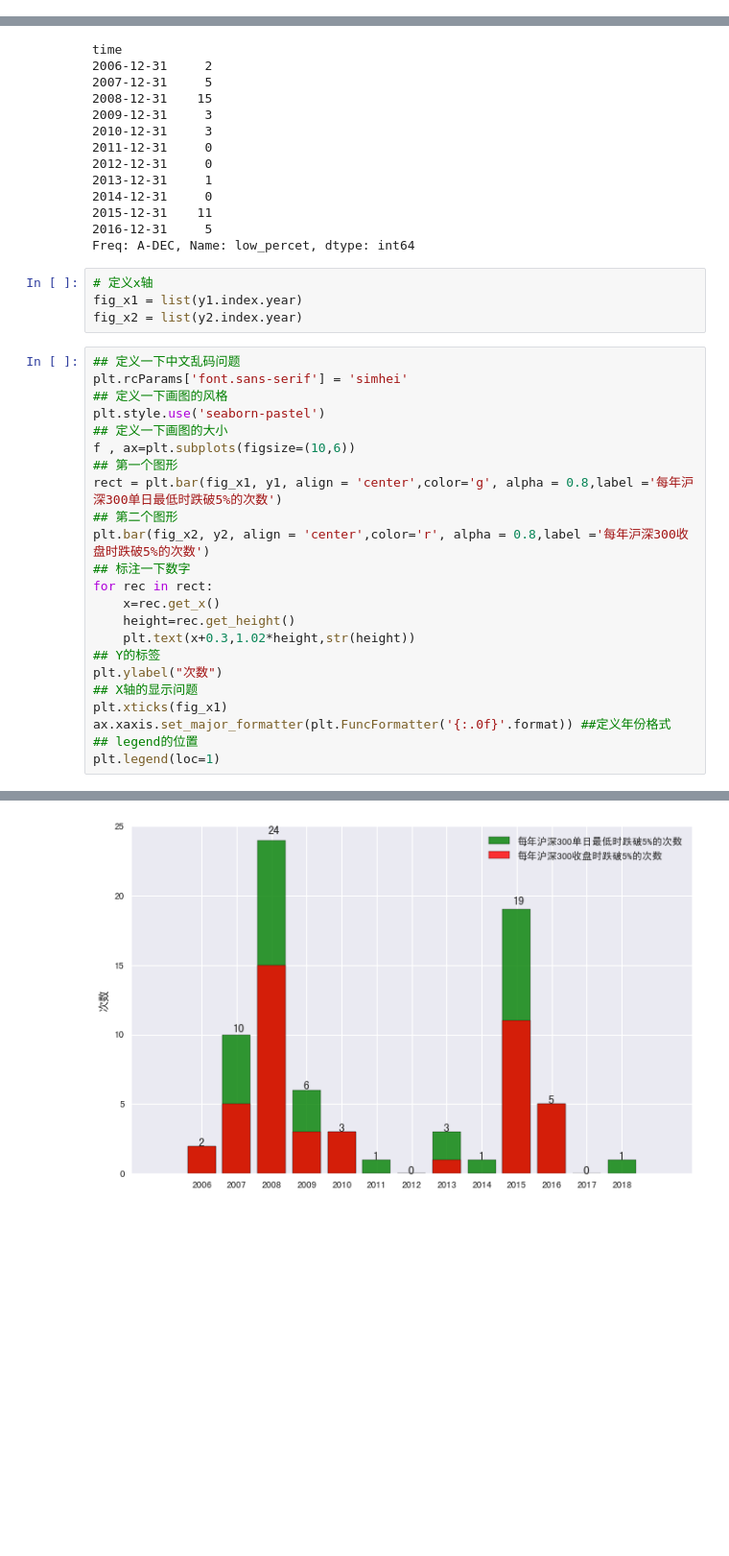
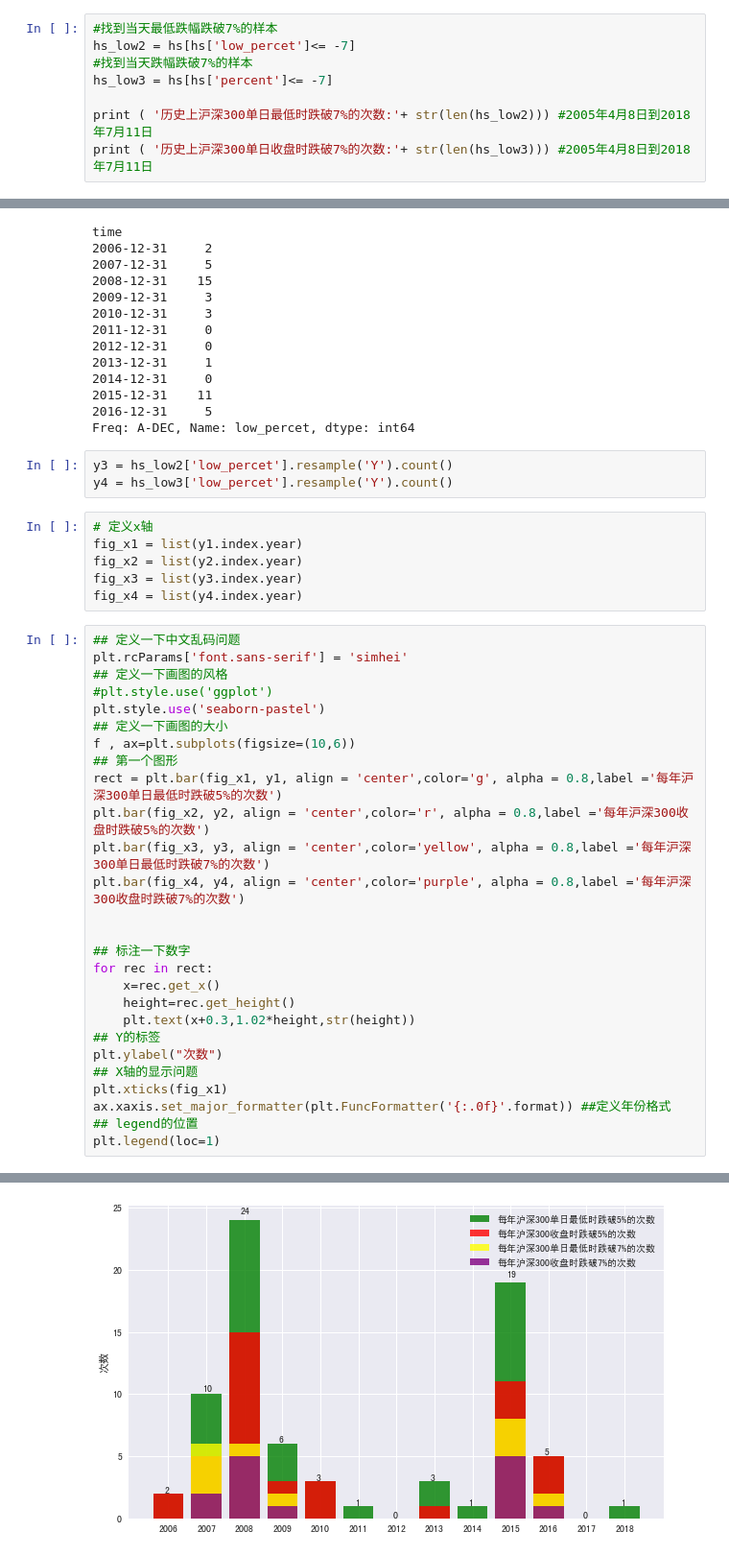
Before and after one commit to wuhuihangsufe/Python-Action-in-Finance, a Jupyter notebook: 历史上沪深300日度跌破5.ipynb, the cells around one changed output, grey strips where cells are left out. Shown: that part at 96% size. Cells and saved outputs as stored; diff of their text form; blank space fills up the shorter version.

```diff
--- a/历史上沪深300日度跌破5.ipynb
+++ b/历史上沪深300日度跌破5.ipynb
@@ -165,3 +167,11 @@ print ( '历史上沪深300单日收盘时跌破5%的次数占所有跌破5%的
 # %% [output]
 历史上沪深300单日收盘时跌破5%的次数:45
 历史上沪深300单日收盘时跌破5%的次数占所有跌破5%的比重:60.0%
+# %%
+#找到当天最低跌幅跌破7%的样本
+hs_low2 = hs[hs['low_percet']<= -7]
+#找到当天跌幅跌破7%的样本
+hs_low3 = hs[hs['percent']<= -7]
+
+print ( '历史上沪深300单日最低时跌破7%的次数:'+ str(len(hs_low2))) #2005年4月8日到2018年7月11日
+print ( '历史上沪深300单日收盘时跌破7%的次数:'+ str(len(hs_low3))) #2005年4月8日到2018年7月11日
@@ -206,33 +243,42 @@ time
 2015-12-31    11
 2016-12-31     5
 Freq: A-DEC, Name: low_percet, dtype: int64
+# %%
+y3 = hs_low2['low_percet'].resample('Y').count()
+y4 = hs_low3['low_percet'].resample('Y').count()
 # %%
 # 定义x轴
 fig_x1 = list(y1.index.year)
 fig_x2 = list(y2.index.year)
+fig_x3 = list(y3.index.year)
+fig_x4 = list(y4.index.year)
 # %%
 ## 定义一下中文乱码问题
 plt.rcParams['font.sans-serif'] = 'simhei'
 ## 定义一下画图的风格
+#plt.style.use('ggplot')
 plt.style.use('seaborn-pastel')
 ## 定义一下画图的大小
 f , ax=plt.subplots(figsize=(10,6))
 ## 第一个图形
 rect = plt.bar(fig_x1, y1, align = 'center',color='g', alpha = 0.8,label ='每年沪深300单日最低时跌破5%的次数')
-## 第二个图形
 plt.bar(fig_x2, y2, align = 'center',color='r', alpha = 0.8,label ='每年沪深300收盘时跌破5%的次数')
+plt.bar(fig_x3, y3, align = 'center',color='yellow', alpha = 0.8,label ='每年沪深300单日最低时跌破7%的次数')
+plt.bar(fig_x4, y4, align = 'center',color='purple', alpha = 0.8,label ='每年沪深300收盘时跌破7%的次数')
+
+
 ## 标注一下数字
 for rec in rect:
     x=rec.get_x()
     height=rec.get_height()
     plt.text(x+0.3,1.02*height,str(height))
 ## Y的标签
 plt.ylabel("次数")
 ## X轴的显示问题
 plt.xticks(fig_x1)
 ax.xaxis.set_major_formatter(plt.FuncFormatter('{:.0f}'.format)) ##定义年份格式
 ## legend的位置
 plt.legend(loc=1)
 # %% [output]
 <matplotlib.legend.Legend at 0x...>
-[figure, old version]
+[figure, new version]
```
Also changed, not shown: parts of 8 cells of this notebook.
